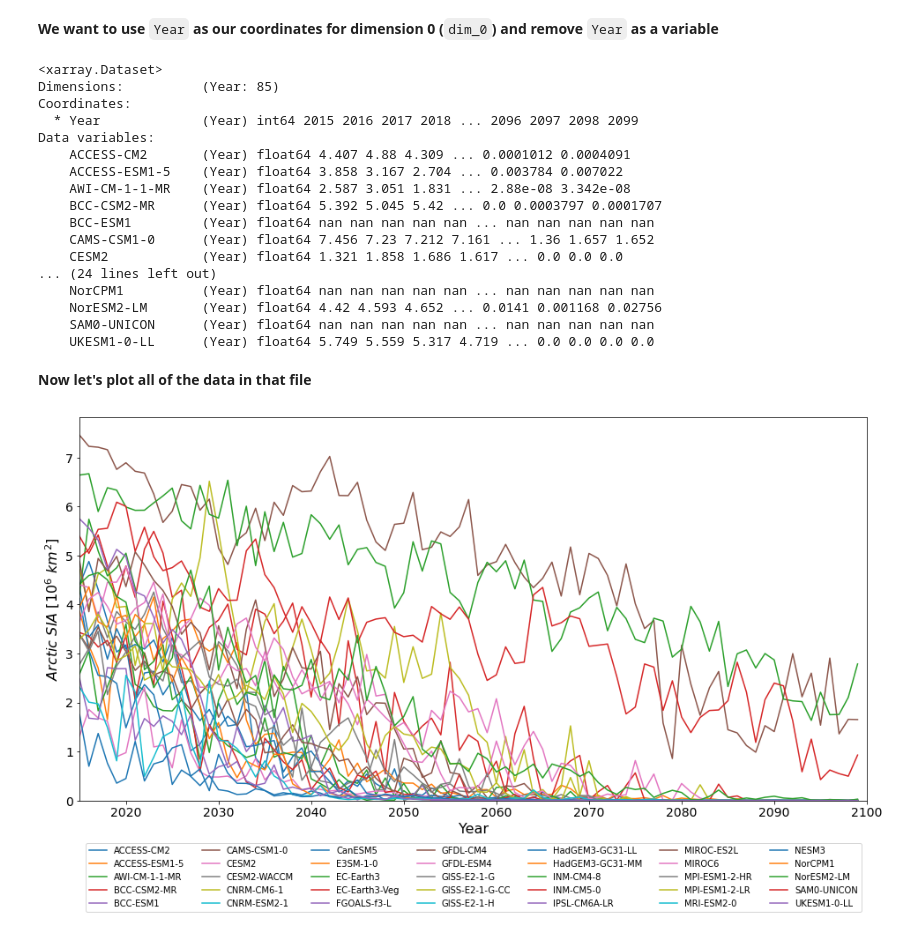
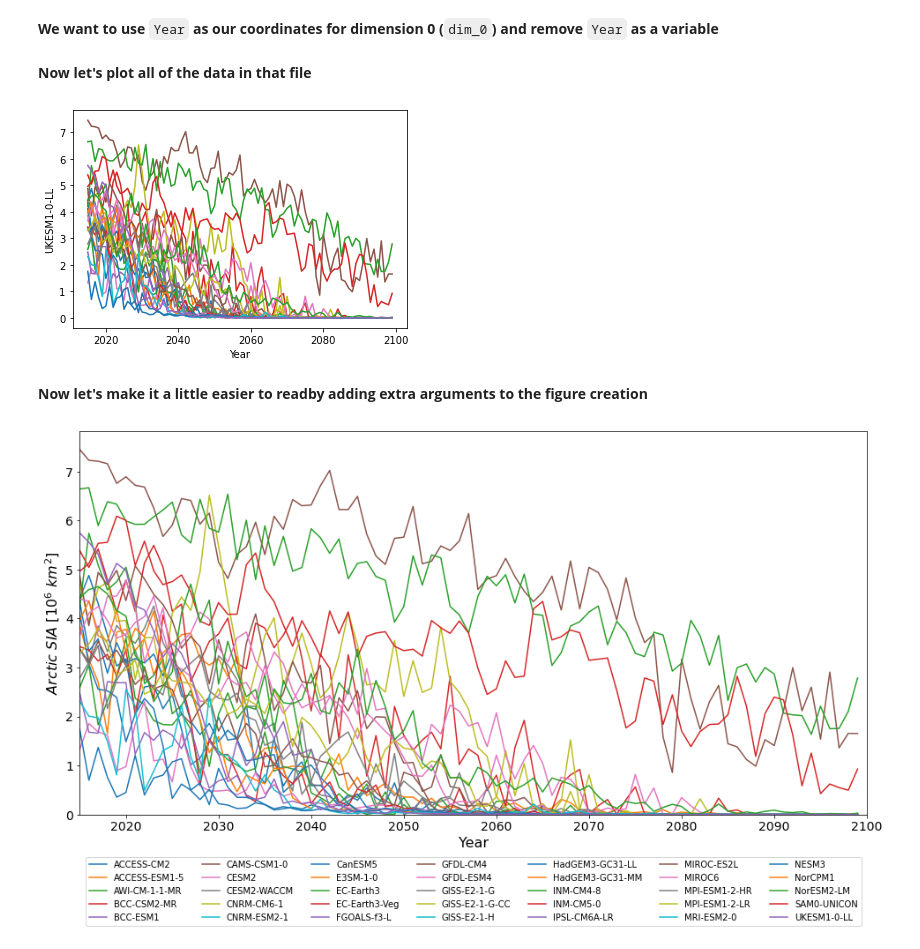
Before and after one commit to chrisrwp/ATOC_4500, a Jupyter notebook: Intro_Timeseries_Histograms.ipynb, the cells around one changed output. Saved outputs shown, nothing was run; the diff lists cells and outputs as text; code cells hidden in the pictures.

```diff
--- a/Intro_Timeseries_Histograms.ipynb
+++ b/Intro_Timeseries_Histograms.ipynb
@@ -220,5 +177,5 @@ CMIP6_09_SSP585['ACCESS-CM2'].plot(); #quickly plot the data from one model
 # %% [markdown]
 **Now let's convert the** `pandas DataFrame` **into an xarray dataset**
 # %%
-CMIP6_09_SSP585 = xr.Dataset(CMIP6_09_SSP585)
+CMIP6_09_SSP585 = xr.Dataset(CMIP6_09_SSP585_pd)
 CMIP6_09_SSP585
@@ -248,25 +189,12 @@ CMIP6_09_SSP585 = CMIP6_09_SSP585.drop('Year').rename({'dim_0':'Year'}) #call
-# %%
-CMIP6_09_SSP585
-# %% [output]
-<xarray.Dataset>
-Dimensions:          (Year: 85)
-Coordinates:
-  * Year             (Year) int64 2015 2016 2017 2018 ... 2096 2097 2098 2099
-Data variables:
-    ACCESS-CM2       (Year) float64 4.407 4.88 4.309 ... 0.0001012 0.0004091
-    ACCESS-ESM1-5    (Year) float64 3.858 3.167 2.704 ... 0.003784 0.007022
-    AWI-CM-1-1-MR    (Year) float64 2.587 3.051 1.831 ... 2.88e-08 3.342e-08
-    BCC-CSM2-MR      (Year) float64 5.392 5.045 5.42 ... 0.0 0.0003797 0.0001707
-    BCC-ESM1         (Year) float64 nan nan nan nan nan ... nan nan nan nan nan
-    CAMS-CSM1-0      (Year) float64 7.456 7.23 7.212 7.161 ... 1.36 1.657 1.652
-    CESM2            (Year) float64 1.321 1.858 1.686 1.617 ... 0.0 0.0 0.0
-... (24 lines left out)
-    NorCPM1          (Year) float64 nan nan nan nan nan ... nan nan nan nan nan
-    NorESM2-LM       (Year) float64 4.42 4.593 4.652 ... 0.0141 0.001168 0.02756
-    SAM0-UNICON      (Year) float64 nan nan nan nan nan ... nan nan nan nan nan
-    UKESM1-0-LL      (Year) float64 5.749 5.559 5.317 4.719 ... 0.0 0.0 0.0 0.0
 # %% [markdown]
 **Now let's plot all of the data in that file**
+# %%
+for model in list(CMIP6_09_SSP585.keys()): #loop through all the models (xarray variables)
+    CMIP6_09_SSP585[model].plot()
+# %% [output]
+[figure, added]
+# %% [markdown]
+**Now let's make it a little easier to readby adding extra arguments to the figure creation**
 # %%
 fig = plt.figure(figsize=[16,8])
 
```
Also changed, not shown: parts of 32 cells of this notebook, 1 other file.
